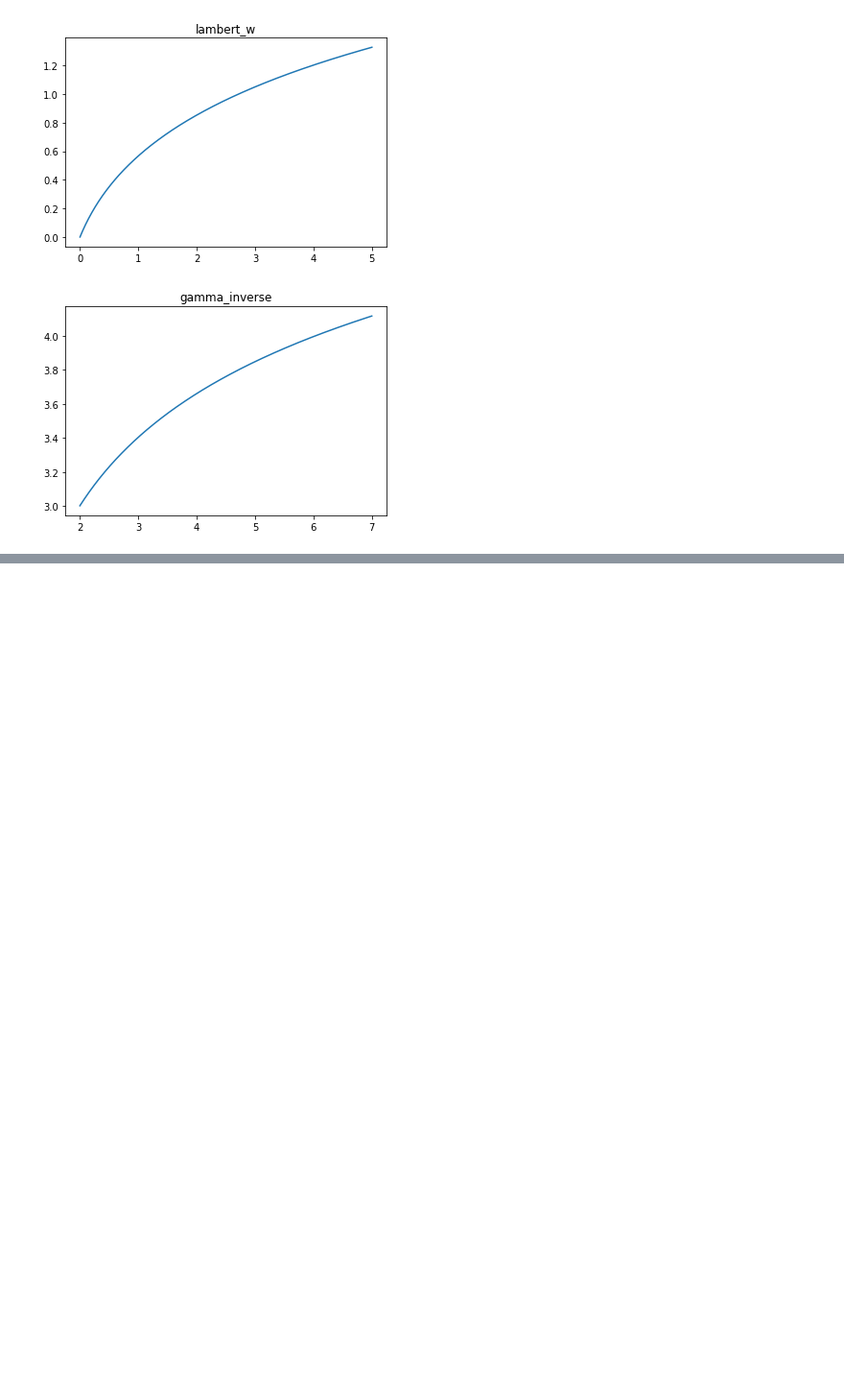
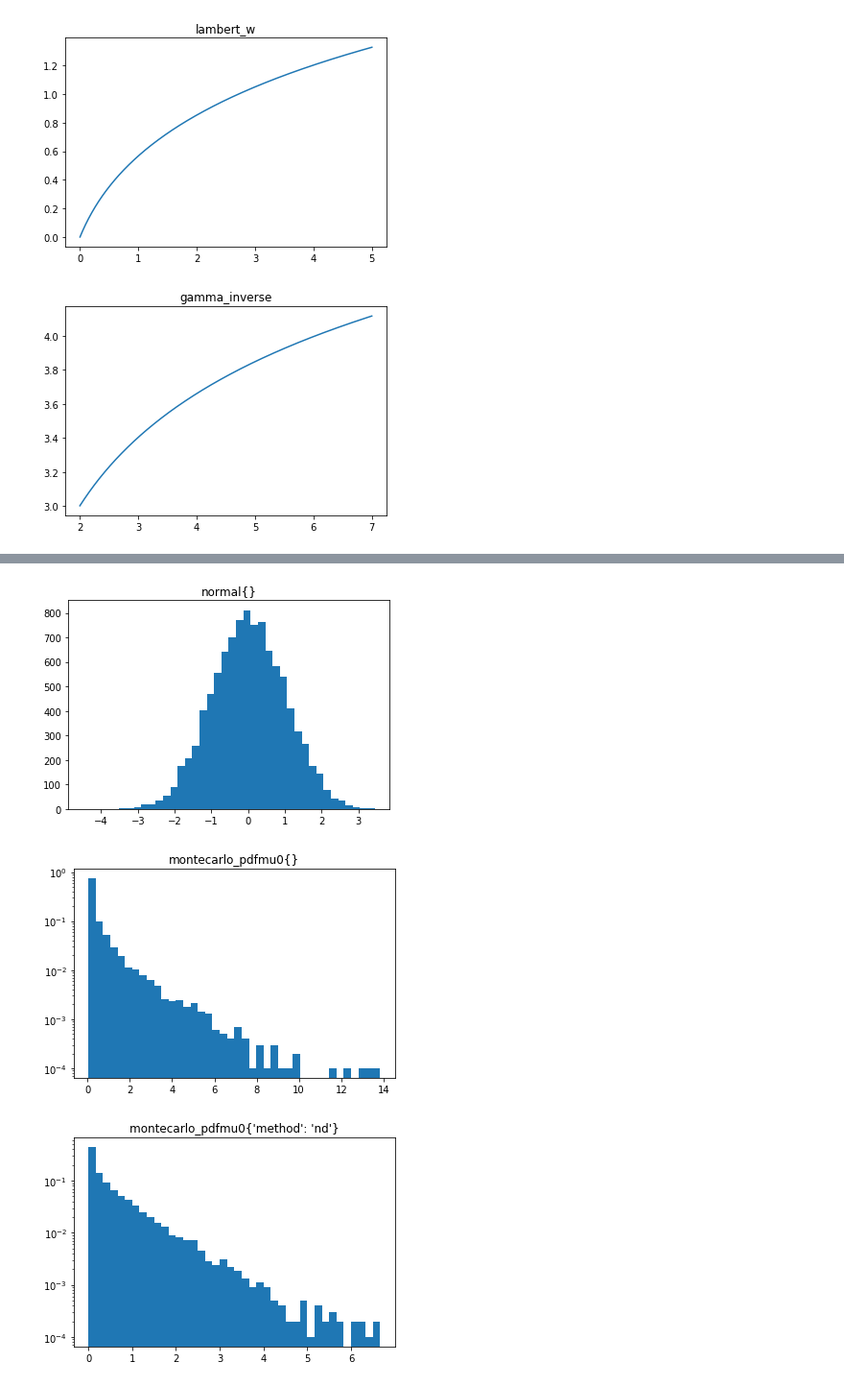
Before and after one commit to vladov3000/learncls, a Jupyter notebook: s5.1-counting-expirement.ipynb, the cells around one changed output, grey strips where cells are left out. Shown at 96% size. Drawn from its saved outputs; the diff is of its cells as text; code cells hidden in the pictures; blank space fills up the shorter version.

```diff
--- a/s5.1-counting-expirement.ipynb
+++ b/s5.1-counting-expirement.ipynb
@@ -118,9 +124,22 @@ montecarlo_pdfmu0()
 # %%
-def plot_distribution(dis, n=10_000, nbins=120, **kwargs):
+def plot_distribution(dis, n=10_000, nbins=40, normalize=False, logscale=False, **kwargs):
     points = [dis(**kwargs) for i in range(n)]
 
-    ax = plt.gca()
+    axes = plt.gca()
     plt.title(dis.__name__ + str(kwargs))
-    plt.hist(points, nbins)
+    if logscale: axes.set_yscale('log')
+    if normalize:
+        weights = np.ones_like(points)/float(len(points))
+        plt.hist(points, nbins, weights=weights)
+    else:
+        plt.hist(points, nbins)
     plt.show()
+# %%
+plot_distribution(np.random.normal)
+plot_distribution(montecarlo_pdfmu0, normalize=True, logscale=True)
+plot_distribution(montecarlo_pdfmu0, normalize=True, logscale=True, method='nd')
+# %% [output]
+[figure, added]
+[figure, added]
+[figure, added]
 # %%
```
Also changed, not shown: parts of 18 cells of this notebook.
